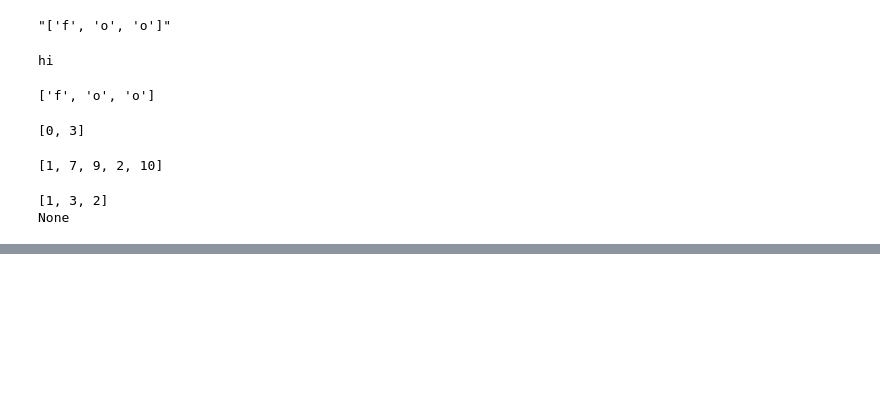
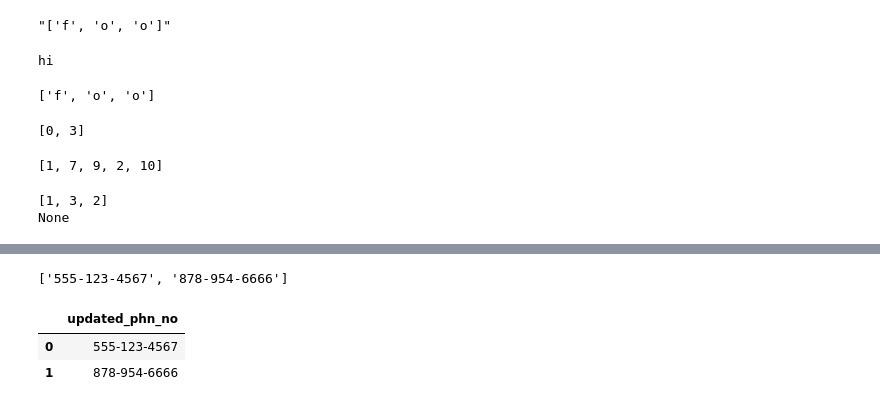
Before and after one commit to tripathimanoj/almab_better_python_sol, a Jupyter notebook: extra.ipynb, the cells around one changed output, grey strips where cells are left out. Saved outputs shown, nothing was run; the diff lists cells and outputs as text; code cells hidden in the pictures; blank space fills up the shorter version.

```diff
--- a/extra.ipynb
+++ b/extra.ipynb
@@ -436,0 +488,18 @@ None
+# %%
+no_list=[5551234567,8789546666]
+updated=[]
+for no in no_list:
+    no=str(no)
+    updated.append(no[:3]+'-'+no[3:6]+'-'+no[6:]) # or you can take seperator in input() and pass inside for loop like . or /
+
+print(updated)
+
+import pandas as pd
+
+data=pd.DataFrame(updated,columns=['updated_phn_no'])
+data
+# %% [output]
+['555-123-4567', '878-954-6666']
+|  | updated_phn_no |
+| 0 | 555-123-4567 |
+| 1 | 878-954-6666 |
```
Also changed, not shown: parts of 18 cells of this notebook, 7 other files.
